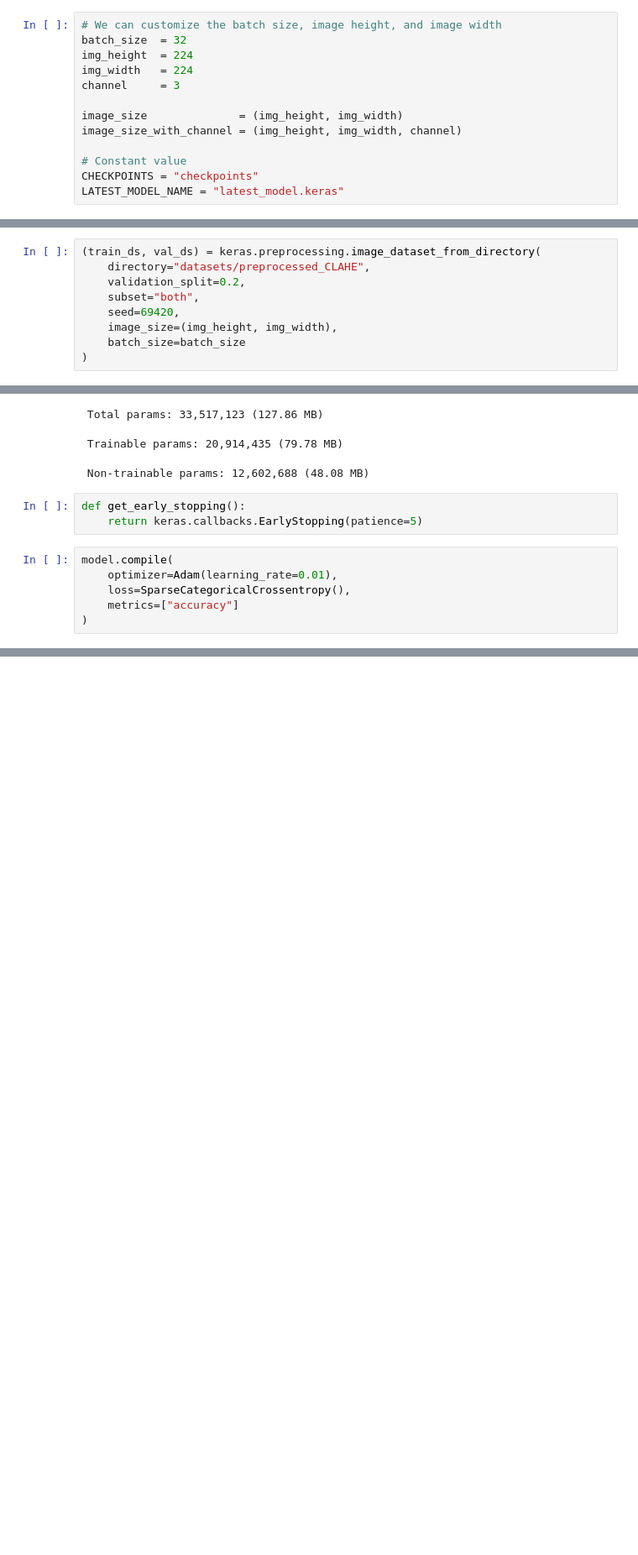
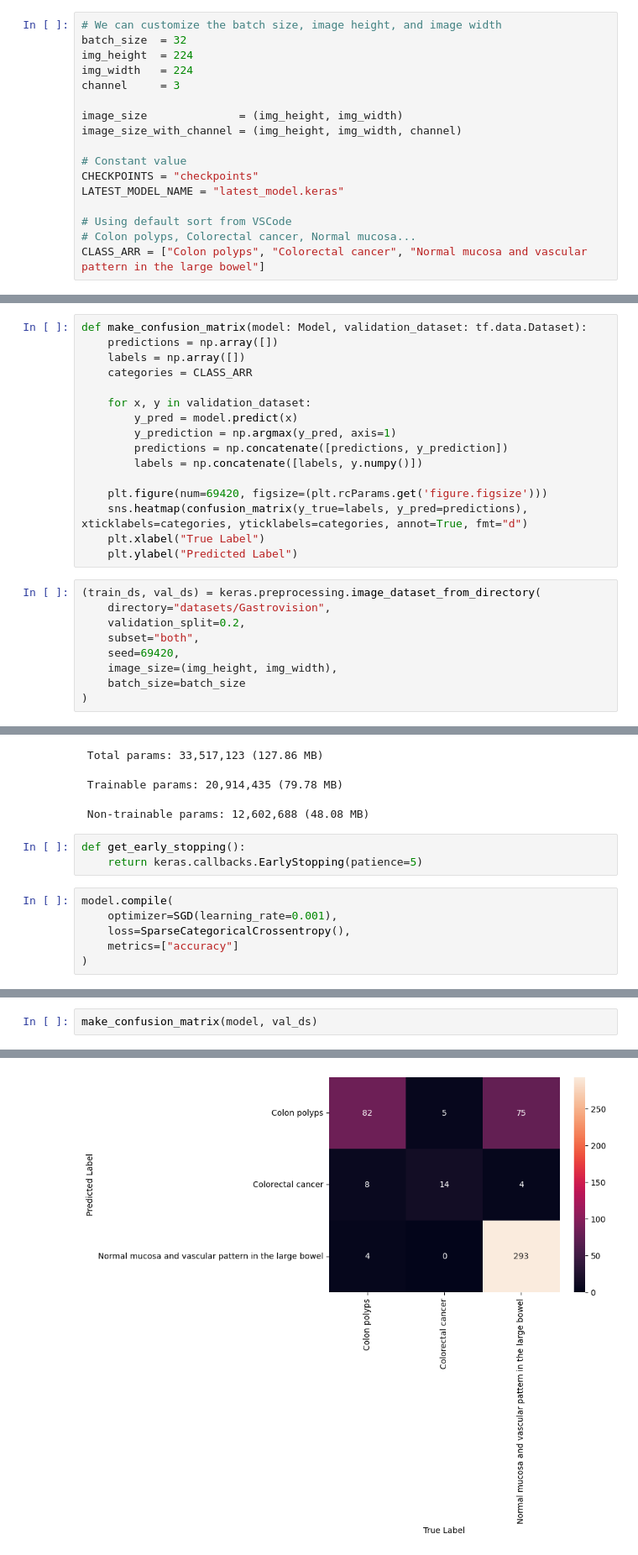
Before and after one commit to urdhanaka/KP-Image_Classification, a Jupyter notebook: densenet169.ipynb, the cells around one changed output, grey strips where cells are left out. Shown at 84% size. Drawn from its saved outputs; the diff is of its cells as text; blank space fills up the shorter version.

```diff
--- a/densenet169.ipynb
+++ b/densenet169.ipynb
@@ -19,6 +24,10 @@ image_size_with_channel = (img_height, img_width, channel)
 # Constant value
 CHECKPOINTS = "checkpoints"
 LATEST_MODEL_NAME = "latest_model.keras"
+
+# Using default sort from VSCode
+# Colon polyps, Colorectal cancer, Normal mucosa...
+CLASS_ARR = ["Colon polyps", "Colorectal cancer", "Normal mucosa and vascular pattern in the large bowel"]
 # %%
 # Save the current model
 def save_model(model, model_name: str = ""):
@@ -38,9 +47,25 @@ def load_model_function(model_name):
         return model
     except Exception as e:
         raise e
+# %%
+def make_confusion_matrix(model: Model, validation_dataset: tf.data.Dataset):
+    predictions = np.array([])
+    labels = np.array([])
+    categories = CLASS_ARR
+
+    for x, y in validation_dataset:
+        y_pred = model.predict(x)
+        y_prediction = np.argmax(y_pred, axis=1)
+        predictions = np.concatenate([predictions, y_prediction])
+        labels = np.concatenate([labels, y.numpy()])
+
+    plt.figure(num=69420, figsize=(plt.rcParams.get('figure.figsize')))
+    sns.heatmap(confusion_matrix(y_true=labels, y_pred=predictions), xticklabels=categories, yticklabels=categories, annot=True, fmt="d")
+    plt.xlabel("True Label")
+    plt.ylabel("Predicted Label")
 # %%
 (train_ds, val_ds) = keras.preprocessing.image_dataset_from_directory(
-    directory="datasets/preprocessed_CLAHE",
+    directory="datasets/Gastrovision",
     validation_split=0.2,
     subset="both",
     seed=69420,
@@ -125,7 +171,7 @@ def get_early_stopping():
     return keras.callbacks.EarlyStopping(patience=5)
 # %%
 model.compile(
-    optimizer=Adam(learning_rate=0.01),
+    optimizer=SGD(learning_rate=0.001),
     loss=SparseCategoricalCrossentropy(),
     metrics=["accuracy"]
 )
@@ -151,0 +270,3 @@ Epoch 30/30
+# %%
+make_confusion_matrix(model, val_ds)
+# %% [output]
@@ -151,0 +289 @@ Epoch 30/30
+[figure, added]
```
Also changed, not shown: parts of 7 cells of this notebook, 1 other file.
